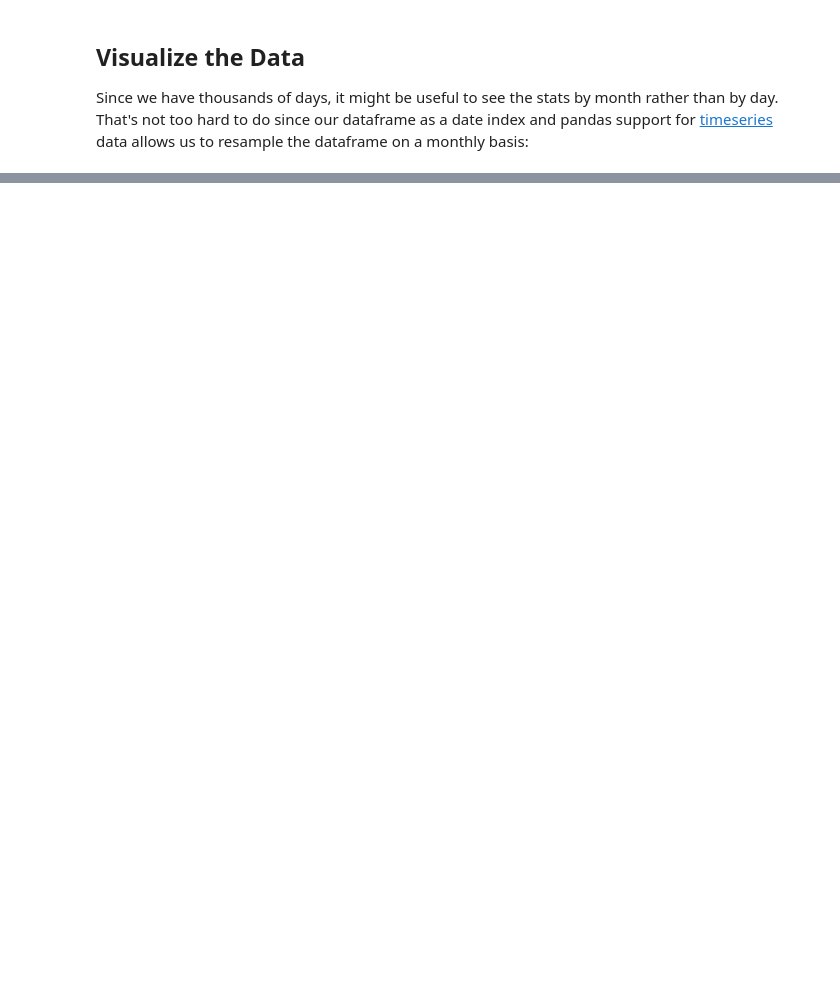
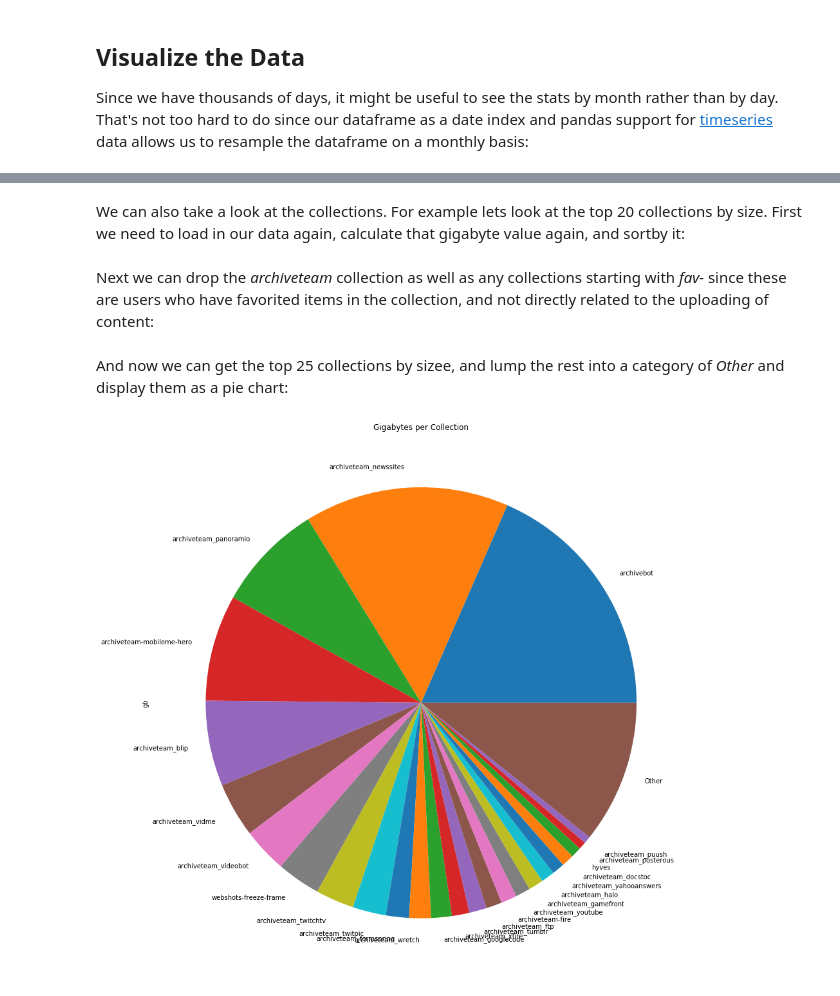
Before and after one commit to edsu/notebooks, a Jupyter notebook: ArchiveTeam.ipynb, the cells around one changed output, grey strips where cells are left out. Cells and saved outputs as stored; diff of their text form; code cells hidden in the pictures; blank space fills up the shorter version.

```diff
--- a/ArchiveTeam.ipynb
+++ b/ArchiveTeam.ipynb
@@ -182,10 +219,24 @@ plot.set_title('ArchiveTeam Ingest Rate')
+# %% [markdown]
+We can also take a look at the collections. For example lets look at the top 20 collections by size. First we need to load in our data again, calculate that gigabyte value again, and sortby it:
 # %%
 colls = pd.read_csv('ArchiveTeam-collections.csv', index_col=0, parse_dates=True)
 colls = colls.assign(gb=lambda x: x / 1024 ** 3)
 colls = colls.sort_values(by='gb', ascending=False)
+# %% [markdown]
+Next we can drop the *archiveteam* collection as well as any collections starting with *fav-* since these are users who have favorited items in the collection, and not directly related to the uploading of content:
 # %%
-
-colls = colls.drop('university_maryland_cp')
-favs = filter(lambda i: i.startswith('fav-'), colls.index)
-colls.drop(labels=favs, inplace=True)
-plot = colls.plot.pie('gb', figsize=(15, 20), legend=False, title="Gigabytes per Collection")
+top = colls.drop('archiveteam').drop('web')
+favs = filter(lambda i: i.startswith('fav-'), top.index)
+top.drop(labels=favs, inplace=True)
+# %% [markdown]
+And now we can get the top 25 collections by sizee, and lump the rest into a category of *Other* and display them as a pie chart:
+# %%
+rest = top[25:]
+top = top.head(25)
+
+other = pd.DataFrame({'size': rest['size'].sum(), 'gb': rest['gb'].sum()}, index=['Other'])
+top = top.append(other)
+
+plot = top.plot.pie('gb', figsize=(15, 20), legend=False, title="Gigabytes per Collection")
+# %% [output]
+[figure, added]
```
Also changed, not shown: parts of 5 cells of this notebook, 2 other files.
